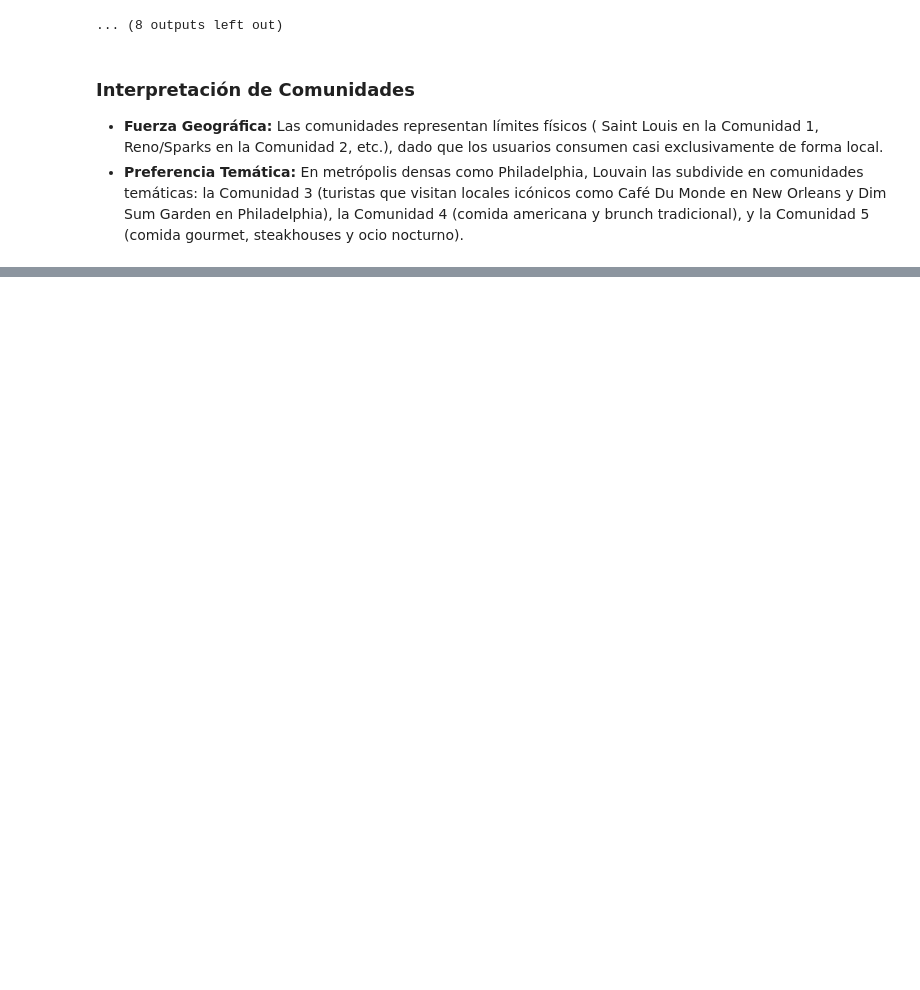
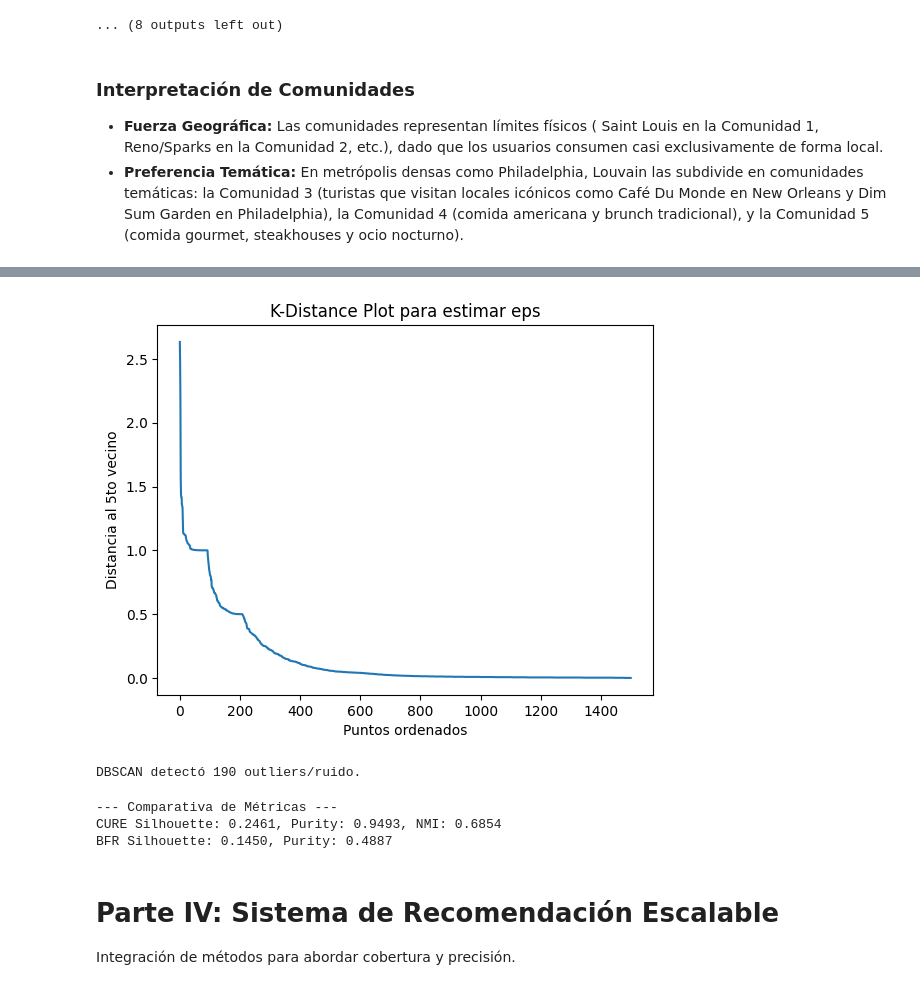
Before and after one commit to LeoIsidro/Proyecto2-DataMining, a Jupyter notebook: Proyecto2.ipynb, the cells around one changed output, grey strips where cells are left out. Saved outputs shown, nothing was run; the diff lists cells and outputs as text; code cells hidden in the pictures; blank space fills up the shorter version.

```diff
--- a/Proyecto2.ipynb
+++ b/Proyecto2.ipynb
@@ -334,0 +388,34 @@ COMUNIDAD 3 (ID: 19481)
+# %%
+# 2. DBSCAN y K-Distance Plot
+distances = compute_k_distance(X, k=5)
+plt.plot(distances)
+plt.title('K-Distance Plot para estimar eps')
+plt.ylabel('Distancia al 5to vecino')
+plt.xlabel('Puntos ordenados')
+plt.show()
+
+dbscan = DBSCAN(eps=0.4, min_samples=5)
+dbscan.fit(X)
+outliers = np.sum(dbscan.labels_ == -1)
+print(f"DBSCAN detectó {outliers} outliers/ruido.")
+# %% [output]
+[figure, added]
+DBSCAN detectó 190 outliers/ruido.
+# %%
+# 3. CURE y BFR (Escalabilidad)
+cure = CURE(k=3)
+cure.fit(X)
+
+bfr = BFR(k=3, threshold=2.0)
+bfr.fit(X)
+
+print("--- Comparativa de Métricas ---")
+print(f"CURE Silhouette: {compute_silhouette(X, cure.labels_):.4f}, Purity: {purity_score(y_true, cure.labels_):.4f}, NMI: {normalized_mutual_information(y_true, cure.labels_):.4f}")
+print(f"BFR Silhouette: {compute_silhouette(X, bfr.labels_):.4f}, Purity: {purity_score(y_true, bfr.labels_):.4f}")
+# %% [output]
+--- Comparativa de Métricas ---
+CURE Silhouette: 0.2461, Purity: 0.9493, NMI: 0.6854
+BFR Silhouette: 0.1450, Purity: 0.4887
+# %% [markdown]
+# Parte IV: Sistema de Recomendación Escalable
+Integración de métodos para abordar cobertura y precisión.
```
Also changed, not shown: parts of 10 cells of this notebook, 5 other files.
